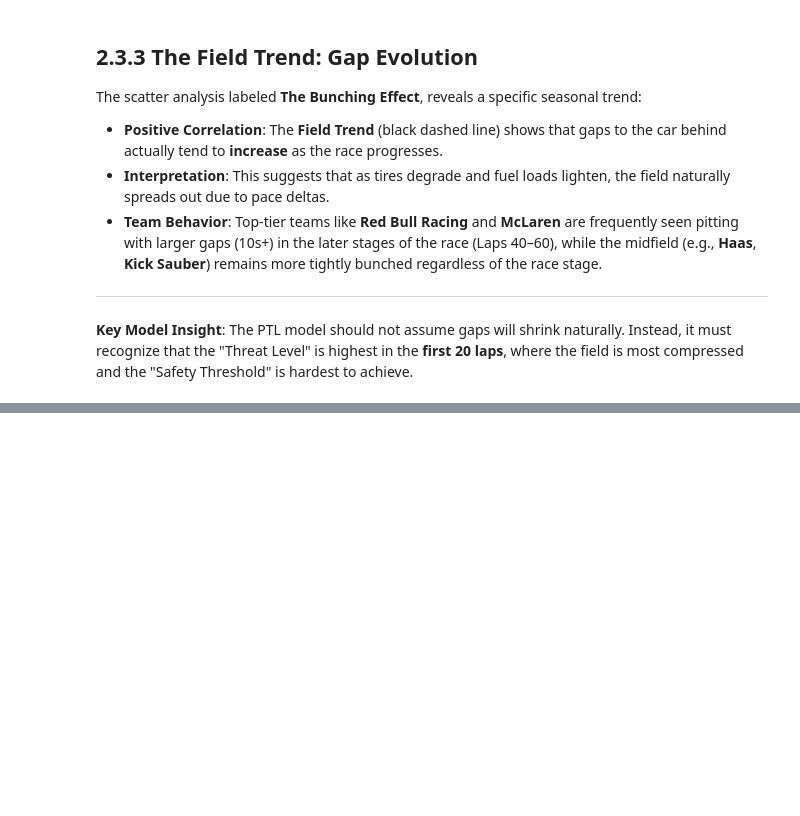
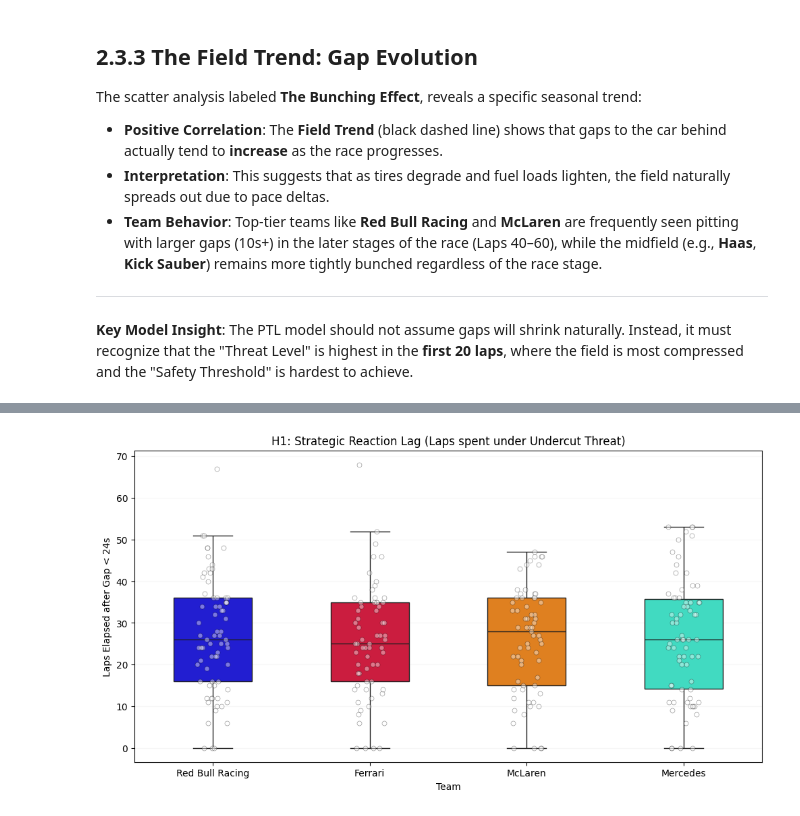
Before and after one commit to aventurtyme/f1-pit-strategy, a Jupyter notebook: notebooks/02_eda.ipynb, the cells around one changed output, grey strips where cells are left out. Saved outputs shown, nothing was run; the diff lists cells and outputs as text; code cells hidden in the pictures; blank space fills up the shorter version.

```diff
--- a/notebooks/02_eda.ipynb
+++ b/notebooks/02_eda.ipynb
@@ -405,0 +769,88 @@ The scatter analysis labeled **The Bunching Effect**, reveals a specific seasona
+# %%
+# --- H1: Strategic Reaction Lag (Team Performance) ---
+# Goal: Do top teams differ in how long they "tolerate" an undercut threat?
+
+# 1. Identify "Threat Laps" based on our median pit loss (~24s)
+threat_threshold = 24.0
+df_eda['is_threatened'] = df_eda['gap_to_car_behind'] < threat_threshold
+
+# 2. Calculate lag: laps spent being threatened before finally pitting
+reaction_data = []
+for (round_num, driver), group in df_eda.groupby(['Round', 'Driver']):
+    threat_laps = group[group['is_threatened'] == True]['LapNumber']
+    pit_laps = group[group['PitInTime'].notna()]['LapNumber']
+
+    for pit_lap in pit_laps:
+        # Find threats that occurred in the CURRENT stint before this pit stop
+        # We look for the first threat lap after the previous pit stop (or start of race)
+        prior_threats = threat_laps[threat_laps <= pit_lap]
+        if not prior_threats.empty:
+            lag = pit_lap - prior_threats.min()
+            reaction_data.append({'Team': group['Team'].iloc[0], 'Lag': lag})
+
+reaction_df = pd.DataFrame(reaction_data)
+target_teams = ['Red Bull Racing', 'Ferrari', 'McLaren', 'Mercedes']
+h1_df = reaction_df[reaction_df['Team'].isin(target_teams)]
+
+plt.figure(figsize=(12, 6))
+# Boxplot using official FastF1 TEAM_PALETTE
+sns.boxplot(
+    data=h1_df, x='Team', y='Lag',
+    palette=TEAM_PALETTE,
+    order=target_teams,
+    showfliers=False, width=0.5
+)
+# Add white jitter points to show the raw data density
+sns.stripplot(
+    data=h1_df, x='Team', y='Lag',
+    order=target_teams, color='white',
+    alpha=0.4, jitter=True, edgecolor='black', linewidth=0.5
+)
+plt.title('H1: Strategic Reaction Lag (Laps spent under Undercut Threat)')
+plt.ylabel('Laps Elapsed after Gap < 24s')
+plt.grid(axis='y', alpha=0.1)
+plt.show()
+
+
+# --- H2: Street Circuit Stop Volatility ---
+# Goal: Are teams more reactive (pitting with smaller gaps) on Street Circuits?
+
+plt.figure(figsize=(12, 6))
+sns.kdeplot(
+    data=pit_stops_only, x='gap_to_car_behind',
+    hue='CircuitType', fill=True, common_norm=False, palette='coolwarm'
+)
+plt.axvline(24, color='black', linestyle='--', label='Median Pit Loss (Baseline)')
+plt.title('H2: Gap Behind Distribution at Pit Entry')
+plt.xlabel('Gap Behind (Seconds)')
+plt.xlim(0, 45)
+plt.legend()
+plt.show()
+
+
+# --- H3: Multi-stop Proactivity ---
+# Goal: Does a 2-stop strategy correlate with fewer "Reactive" (threatened) stops?
+
+# Define "Reactive" based on our empirical pit loss data
+pit_stops_only['is_reactive'] = pit_stops_only['gap_to_car_behind'] < 24
+
+# Group by driver-race to determine if they were on a 1-stop or 2-stop+ strategy
+proactivity_stats = pit_stops_only.groupby(['Round', 'Driver'])['is_reactive'].agg(['count', 'sum']).reset_index()
+proactivity_stats['Strategy_Type'] = proactivity_stats['count'].apply(lambda x: '1-Stop' if x == 1 else '2-Stop+')
+proactivity_stats['Reactive_Rate'] = proactivity_stats['sum'] / proactivity_stats['count']
+
+plt.figure(figsize=(10, 6))
+sns.barplot(
+    data=proactivity_stats, x='Strategy_Type', y='Reactive_Rate',
+    palette='viridis', capsize=.1
+)
+plt.title('H3: Reactive Stop Rate vs. Strategy Depth')
+plt.ylabel('Mean Reactive Stop Rate (Threatened at Entry)')
+plt.xlabel('Planned/Executed Strategy Type')
+plt.show()
+
+# --- Print summary for verification ---
+print("\n### Hypothesis Results ###")
+print(f"Global Median Lag (H1): {h1_df['Lag'].median()} laps")
+print(f"Street vs Permanent Median Gap (H2): \n{pit_stops_only.groupby('CircuitType')['gap_to_car_behind'].median()}")
+# %% [output]
@@ -405,0 +860 @@ The scatter analysis labeled **The Bunching Effect**, reveals a specific seasona
+[figure, added]
```
Also changed, not shown: parts of 30 cells of this notebook, 1 other file.
